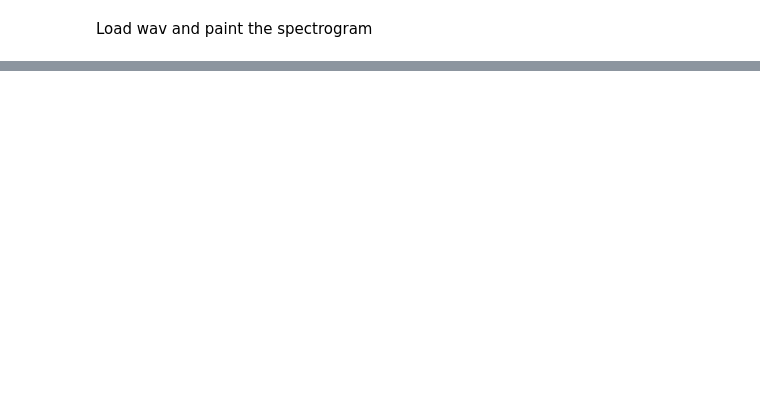
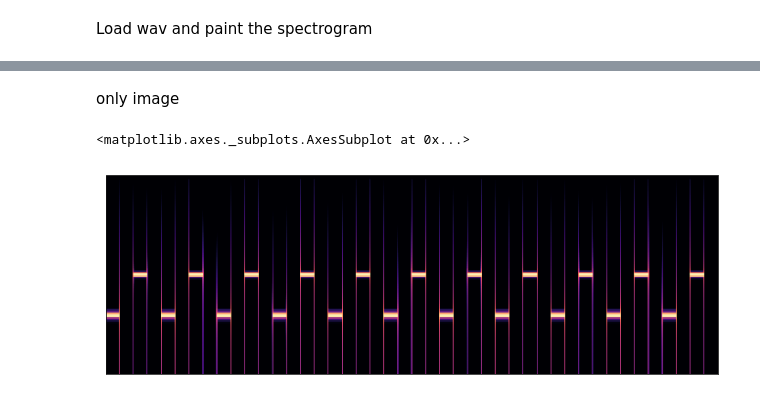
Before and after one commit to sebasgverde/basicMLMusicDSP, a Jupyter notebook: basicDSP.ipynb, the cells around one changed output, grey strips where cells are left out. Drawn from its saved outputs; the diff is of its cells as text; code cells hidden in the pictures; blank space fills up the shorter version.

Commit message:
now creates a basic database in wav format and creactes the spectogram as only image for first second, now create separete images for every second and train a classifier

```diff
--- a/basicDSP.ipynb
+++ b/basicDSP.ipynb
@@ -106,0 +116,41 @@ plt.tight_layout()
+# %% [markdown]
+only image
+# %%
+from __future__ import print_function
+# We'll need numpy for some mathematical operations
+import numpy as np
+
+# matplotlib for displaying the output
+import matplotlib.pyplot as plt
+import matplotlib.style as ms
+ms.use('seaborn-muted')
+%matplotlib inline
+
+# and IPython.display for audio output
+import IPython.display
+
+# Librosa for audio
+import librosa
+# And the display module for visualization
+import librosa.display
+
+audio_path = 'test.wav'
+
+y, sr = librosa.load(audio_path)
+
+# Let's make and display a mel-scaled power (energy-squared) spectrogram
+S = librosa.feature.melspectrogram(y, sr=sr, n_mels=128)
+
+# Convert to log scale (dB). We'll use the peak power (max) as reference.
+log_S = librosa.power_to_db(S, ref=np.max)
+
+# Make a new figure
+plt.figure(figsize=(12,4))
+
+
+# Display the spectrogram on a mel scale
+# sample rate and hop length parameters are used to render the time axis
+librosa.display.specshow(log_S, sr=sr)
+# %% [output]
+<matplotlib.axes._subplots.AxesSubplot at 0x...>
+[figure, added]
```
Also changed, not shown: parts of 5 cells of this notebook.
